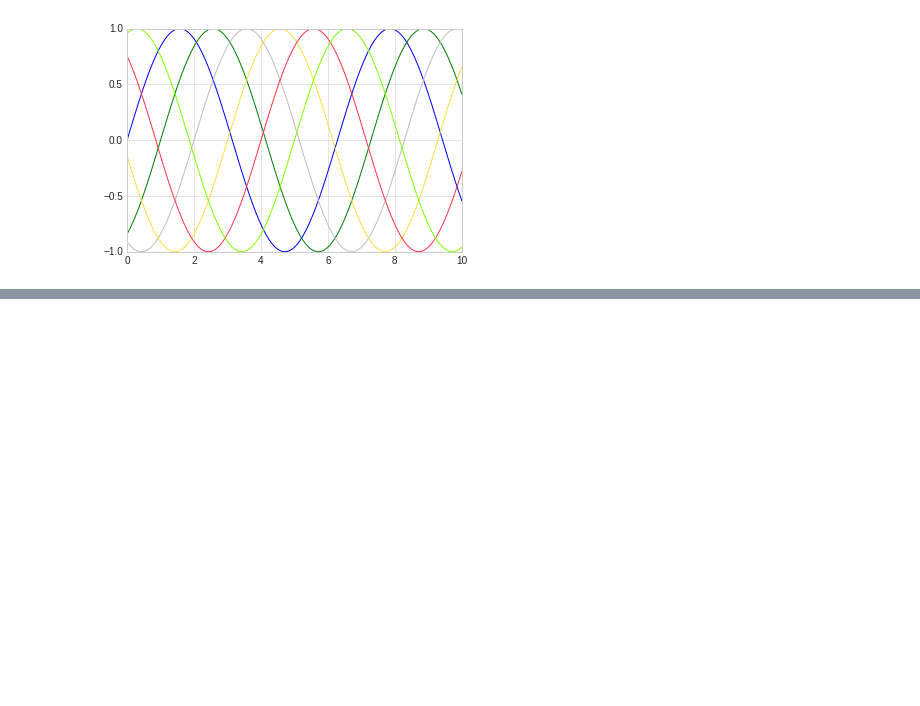
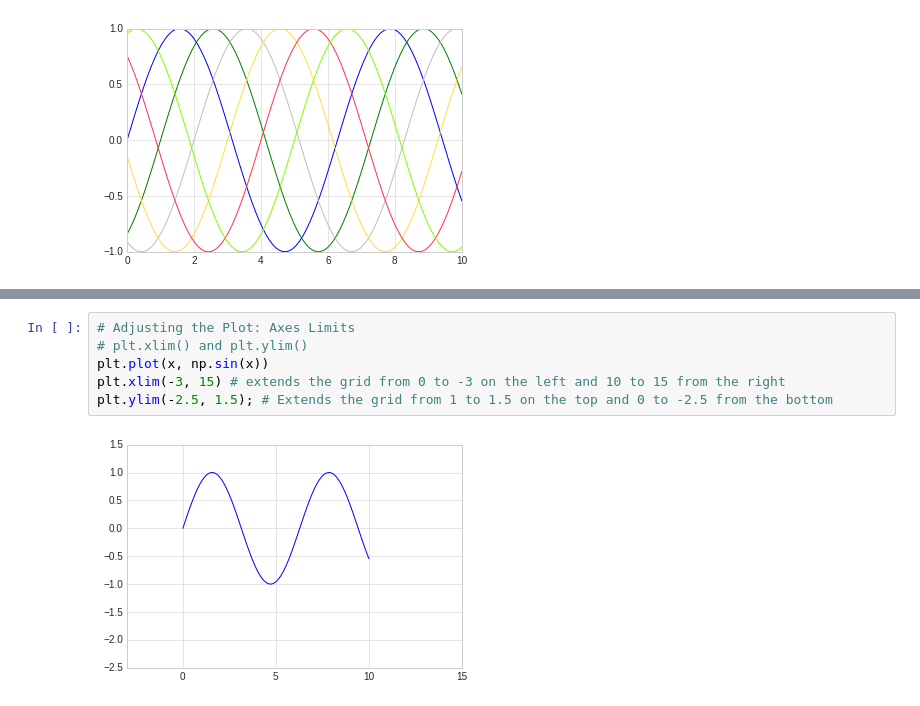
Before and after one commit to aliensmart/machine_learning, a Jupyter notebook: Matplotlib.ipynb, the cells around one changed output, grey strips where cells are left out. Drawn from its saved outputs; the diff is of its cells as text; blank space fills up the shorter version.

Commit message:
started working with the axis limit

```diff
--- a/Matplotlib.ipynb
+++ b/Matplotlib.ipynb
@@ -141,0 +142,8 @@ plt.plot(x, x + 3, ':k')   # solid green
+# %%
+# Adjusting the Plot: Axes Limits
+# plt.xlim() and plt.ylim()
+plt.plot(x, np.sin(x))
+plt.xlim(-3, 15) # extends the grid from 0 to -3 on the left and 10 to 15 from the right
+plt.ylim(-2.5, 1.5); # Extends the grid from 1 to 1.5 on the top and 0 to -2.5 from the bottom
+# %% [output]
+[figure, added]
```
Also changed, not shown: parts of 10 cells of this notebook.
